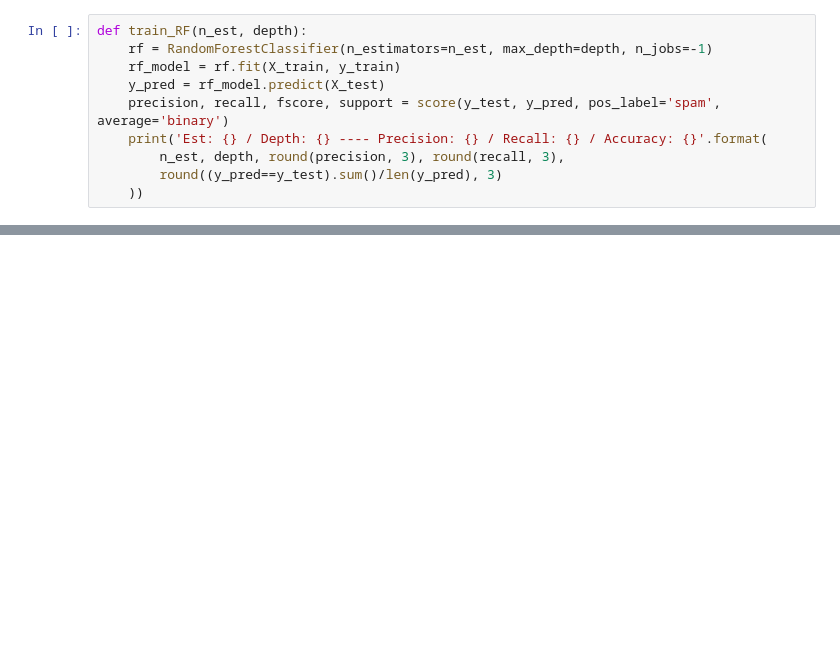
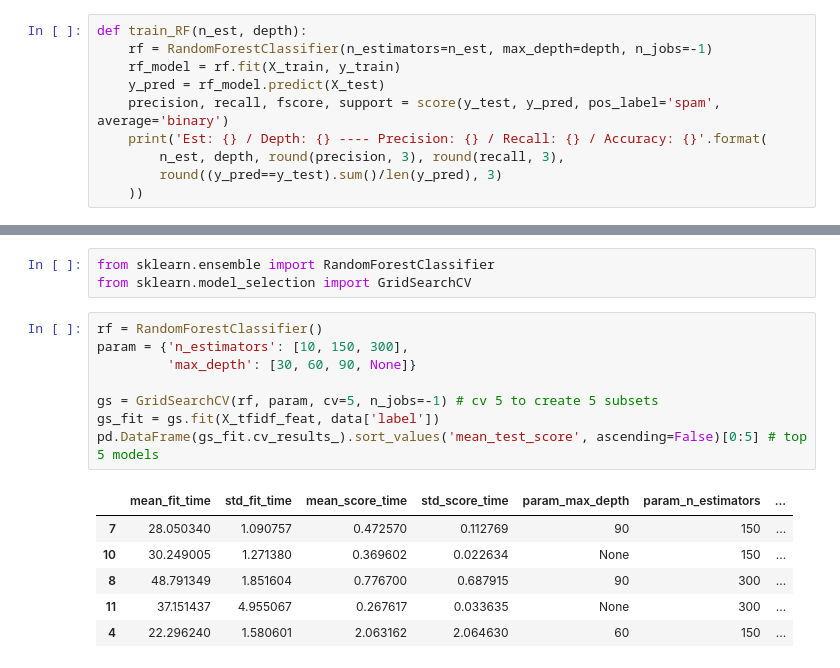
Before and after one commit to valin242/linkedIn_learning, a Jupyter notebook: nlp_w_python_for_ML_essential_training/nlp_esssentials_cont.ipynb, the cells around one changed output, grey strips where cells are left out. Saved outputs shown, nothing was run; the diff lists cells and outputs as text; blank space fills up the shorter version.

```diff
--- a/nlp_w_python_for_ML_essential_training/nlp_esssentials_cont.ipynb
+++ b/nlp_w_python_for_ML_essential_training/nlp_esssentials_cont.ipynb
@@ -1070,0 +1122,18 @@ Est: 100 / Depth: None ---- Precision: 0.972 / Recall: 0.856 / Accuracy: 0.976
+# %%
+from sklearn.ensemble import RandomForestClassifier
+from sklearn.model_selection import GridSearchCV
+# %%
+rf = RandomForestClassifier()
+param = {'n_estimators': [10, 150, 300],
+         'max_depth': [30, 60, 90, None]}
+
+gs = GridSearchCV(rf, param, cv=5, n_jobs=-1) # cv 5 to create 5 subsets
+gs_fit = gs.fit(X_tfidf_feat, data['label'])
+pd.DataFrame(gs_fit.cv_results_).sort_values('mean_test_score', ascending=False)[0:5] # top 5 models
+# %% [output]
+|  | mean_fit_time | std_fit_time | mean_score_time | std_score_time | param_max_depth | param_n_estimators | ... |
+| 7 | 28.050340 | 1.090757 | 0.472570 | 0.112769 | 90 | 150 | ... |
+| 10 | 30.249005 | 1.271380 | 0.369602 | 0.022634 | None | 150 | ... |
+| 8 | 48.791349 | 1.851604 | 0.776700 | 0.687915 | 90 | 300 | ... |
+| 11 | 37.151437 | 4.955067 | 0.267617 | 0.033635 | None | 300 | ... |
+| 4 | 22.296240 | 1.580601 | 2.063162 | 2.064630 | 60 | 150 | ... |
```
Also changed, not shown: parts of 19 cells of this notebook.
